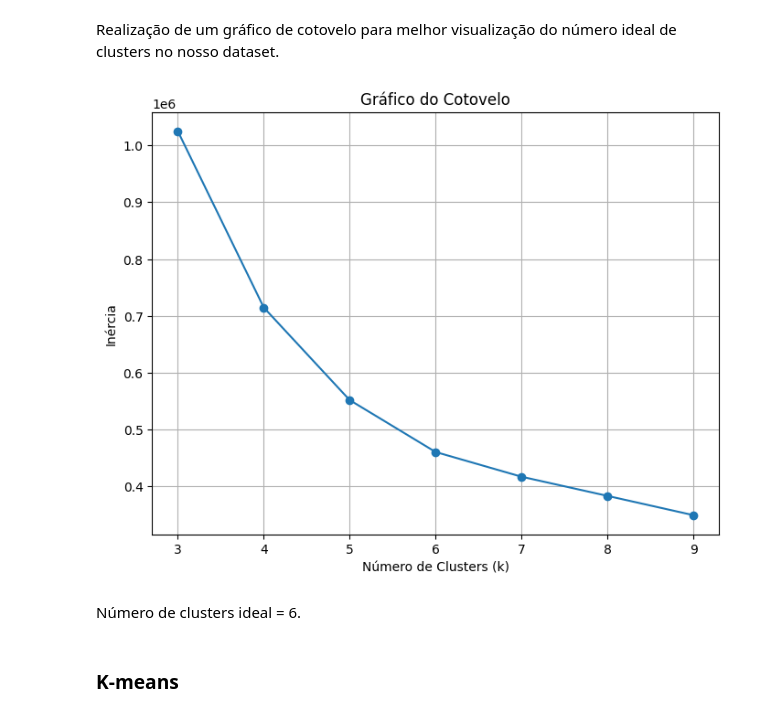
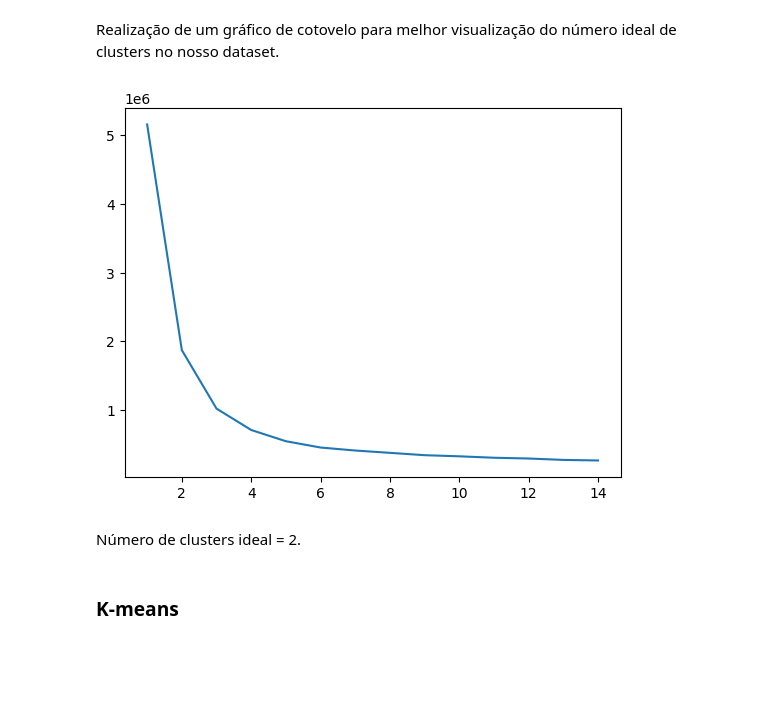
Before and after one commit to LuisHenriqueA/Diabetes-PISI3, a Jupyter notebook: KDD/Clustering.ipynb, the cells around one changed output. Drawn from its saved outputs; the diff is of its cells as text; code cells hidden in the pictures; blank space fills up the shorter version.

Commit message:
Jupyter clusterização finalizado

```diff
--- a/KDD/Clustering.ipynb
+++ b/KDD/Clustering.ipynb
@@ -32,27 +33,22 @@ df.head()
 ### Gráfico de cotovelo
 # %% [markdown]
 Realização de um gráfico de cotovelo para melhor visualização do número ideal de clusters no nosso dataset.
-# %%
-k_range = range(3, 10)
-inercia = []
-
-for k in k_range:
-    kmeans = KMeans(n_clusters=k, n_init=10 , random_state=42)
-    kmeans.fit(df)
-    inercia.append(kmeans.inertia_)
-
-plt.figure(figsize=(8, 6))
-plt.plot(k_range, inercia, marker='o')
-plt.title('Gráfico do Cotovelo')
-plt.xlabel('Número de Clusters (k)')
-plt.ylabel('Inércia')
-plt.xticks(k_range)
-plt.grid(True)
-plt.show()
-# %% [output]
-[figure, removed]
+# %%
+valores_k = []
+inercias = []
+
+for k in range(1, 15):
+    kmeans = KMeans(n_clusters=k, n_init=10 , random_state=42).fit(df)
+    valores_k.append(k)
+    inercias.append(kmeans.inertia_)
+# %%
+fig, ax = plt.subplots()
+ax.plot(valores_k, inercias,)
+plt.show()
+# %% [output]
+[figure, added]
 # %% [markdown]
-Número de clusters ideal = 6.
+Número de clusters ideal = 2.
 # %% [markdown]
 ### K-means
 # %%
```
Also changed, not shown: parts of 8 cells of this notebook, 2 other files.
